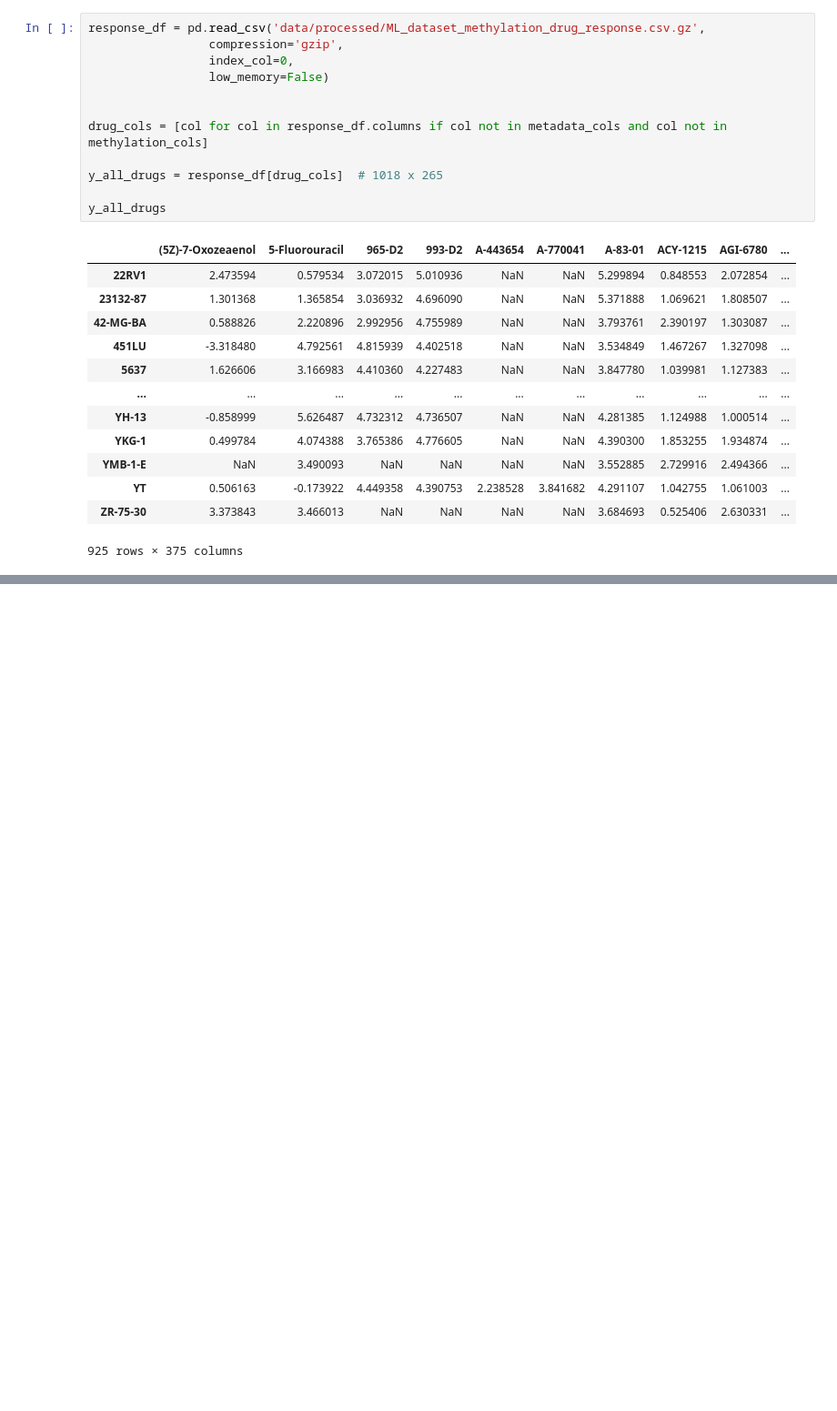
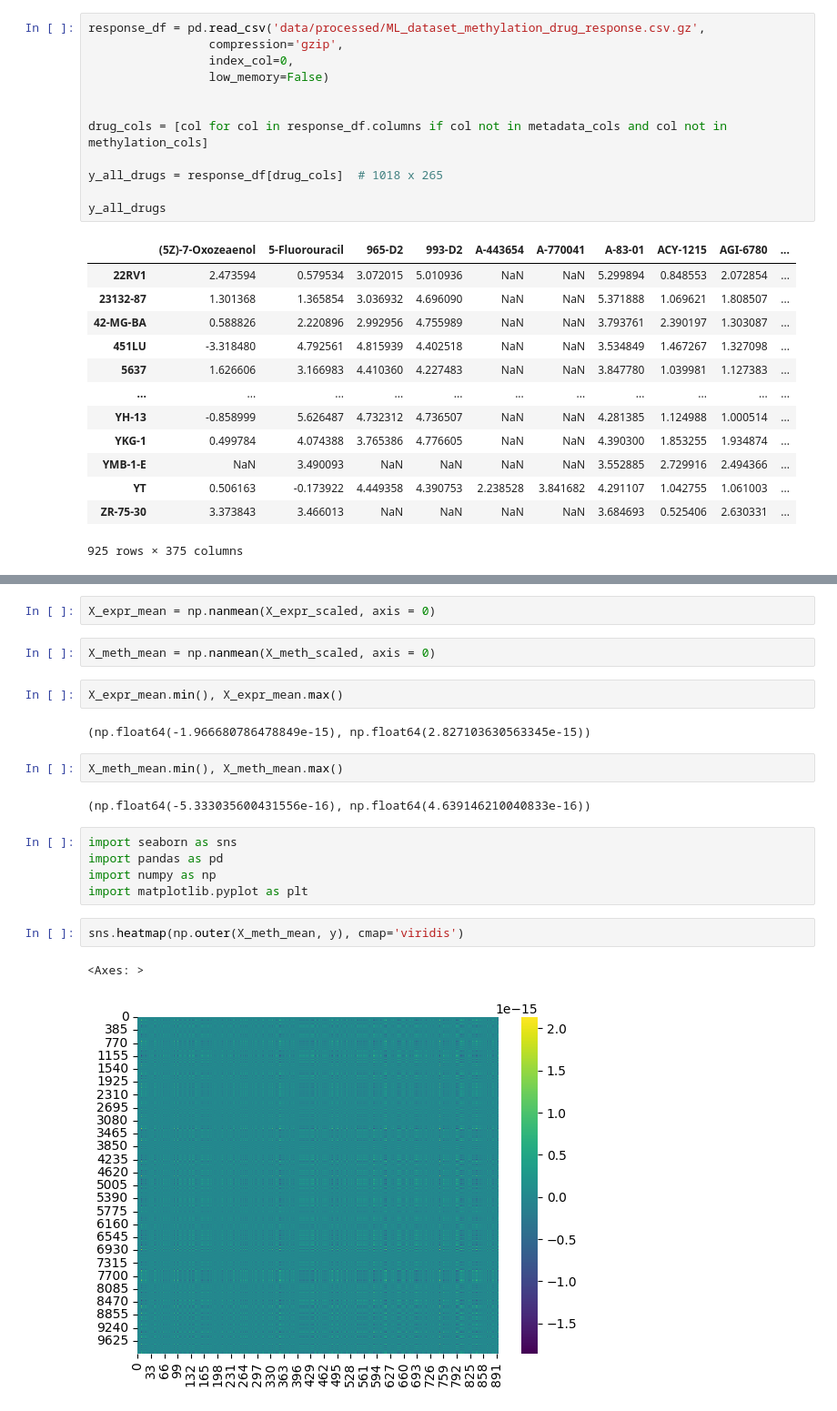
Before and after one commit to jinks145/exploratory_bioai_models, a Jupyter notebook: model_selections-v2.ipynb, the cells around one changed output, grey strips where cells are left out. Shown at 91% size. Saved outputs shown, nothing was run; the diff lists cells and outputs as text; blank space fills up the shorter version.

```diff
--- a/model_selections-v2.ipynb
+++ b/model_selections-v2.ipynb
@@ -396,0 +257,22 @@ df.dropna()
+# %%
+X_expr_mean = np.nanmean(X_expr_scaled, axis = 0)
+# %%
+X_meth_mean = np.nanmean(X_meth_scaled, axis = 0)
+# %%
+X_expr_mean.min(), X_expr_mean.max()
+# %% [output]
+(np.float64(-1.966680786478849e-15), np.float64(2.827103630563345e-15))
+# %%
+X_meth_mean.min(), X_meth_mean.max()
+# %% [output]
+(np.float64(-5.333035600431556e-16), np.float64(4.639146210040833e-16))
+# %%
+import seaborn as sns
+import pandas as pd
+import numpy as np
+import matplotlib.pyplot as plt
+# %%
+sns.heatmap(np.outer(X_meth_mean, y), cmap='viridis')
+# %% [output]
+<Axes: >
+[figure, added]
```
Also changed, not shown: parts of 107 cells of this notebook, 1 other file.
